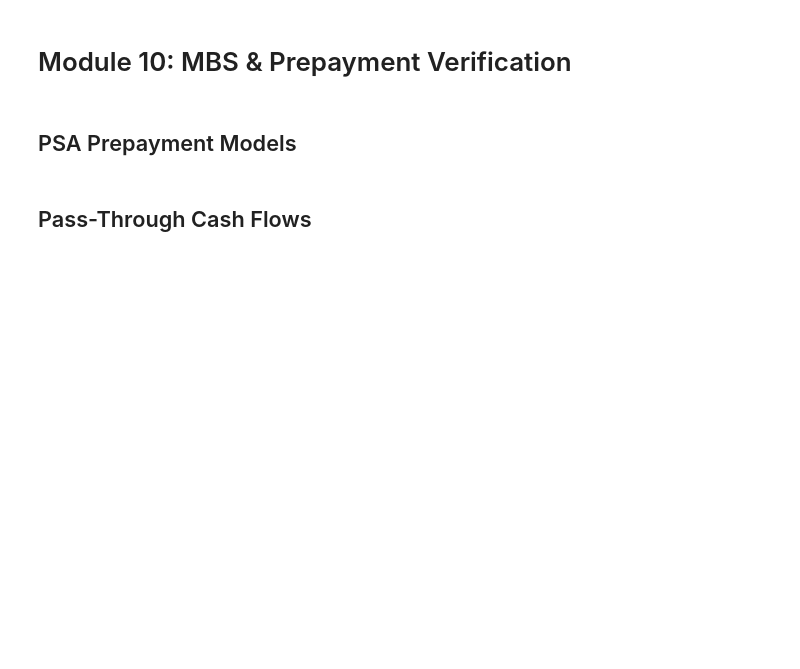
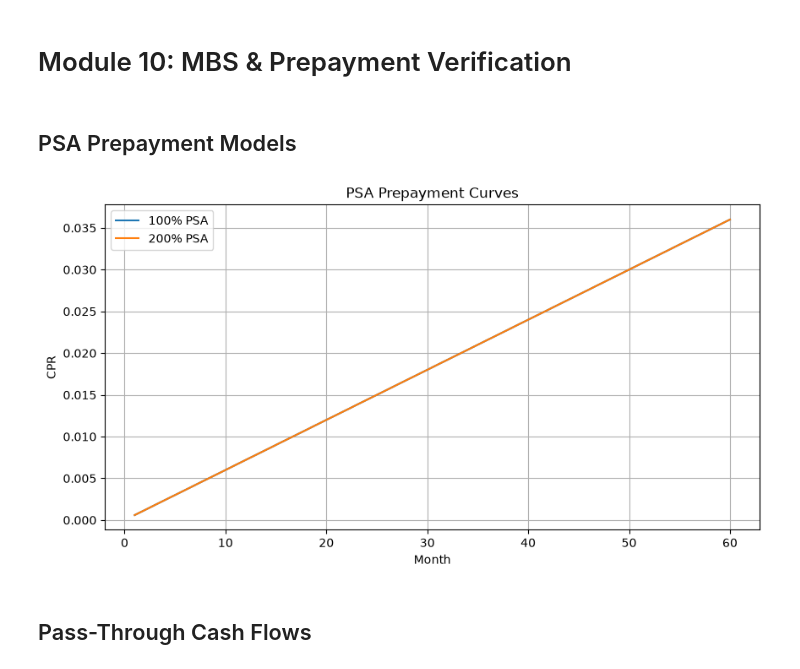
Before and after one commit to MukundAnkit/bond-modelling, a Jupyter notebook: notebooks/10-mbs-verification.ipynb, the cells around one changed output. Cells and saved outputs as stored; diff of their text form; code cells hidden in the pictures; blank space fills up the shorter version.

```diff
--- a/notebooks/10-mbs-verification.ipynb
+++ b/notebooks/10-mbs-verification.ipynb
@@ -3,25 +3,32 @@
 # %% [markdown]
 ## PSA Prepayment Models
 # %%
+import sys
+import os
+
+sys.path.insert(0, os.path.abspath(".."))
+
 import numpy as np
-from src.mbs.prepayment import cpr_to_smm, psa_to_cpr
-from src.mbs.pass_through import generate_pass_through_cashflows
+from src.mbs.prepayment import cpr_to_smm, psa_to_cpr  # noqa: E402
+from src.mbs.pass_through import project_cash_flows  # noqa: E402
 import matplotlib.pyplot as plt
 
 # PSA Model
 months = np.arange(1, 61)
 cpr_100 = [psa_to_cpr(m, 100) for m in months]
 cpr_200 = [psa_to_cpr(m, 200) for m in months]
 
 plt.figure(figsize=(10, 5))
 plt.plot(months, cpr_100, label="100% PSA")
 plt.plot(months, cpr_200, label="200% PSA")
 plt.title("PSA Prepayment Curves")
 plt.xlabel("Month")
 plt.ylabel("CPR")
 plt.legend()
 plt.grid(True)
 plt.show()
+# %% [output]
+[figure, added]
 # %% [markdown]
 ## Pass-Through Cash Flows
 # %%
```
Also changed, not shown: parts of 1 cell of this notebook, 21 other files.
